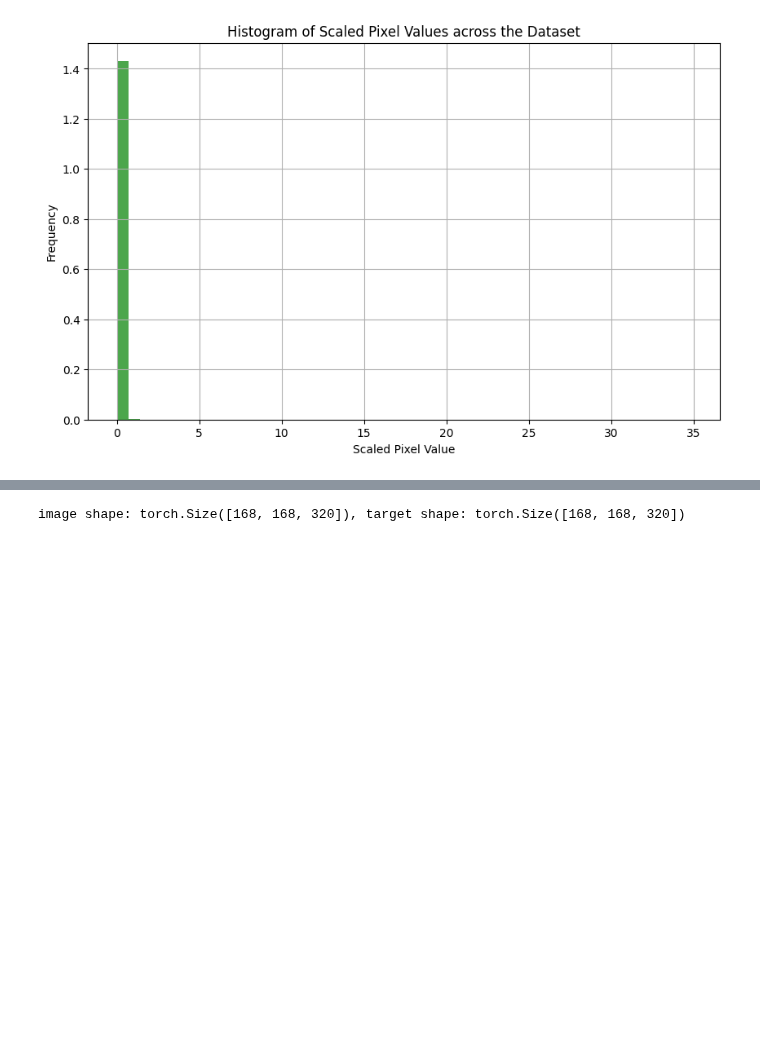
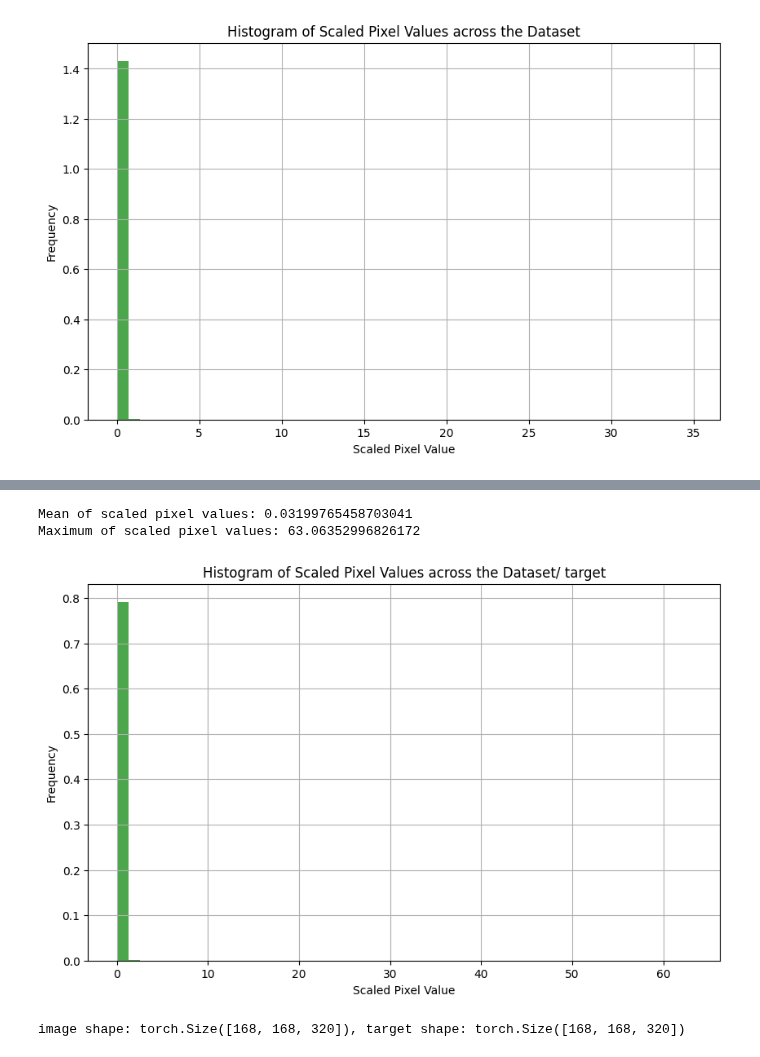
Before and after one commit to s-shahpouri/DL_PET, a Jupyter notebook: Data_cheking.ipynb, the cells around one changed output, grey strips where cells are left out. Saved outputs shown, nothing was run; the diff lists cells and outputs as text; code cells hidden in the pictures; blank space fills up the shorter version.

```diff
--- a/Data_cheking.ipynb
+++ b/Data_cheking.ipynb
@@ -250,7 +352,7 @@ from monai.transforms import LoadImage
 all_pixel_values = []
 
 # Assuming 'data_files' is a list of file paths for your dataset
-for file_path in data_files:
+for file_path in image_files:
     # Load the image
     image = LoadImage(image_only=True)(file_path)
 
@@ -300,3 +462,29 @@ len(data_files)
+# %%
+import numpy as np
+import matplotlib.pyplot as plt
+
+# Assuming all_pixel_values_np contains all the pixel values from the dataset
+
+# Calculate mean and max of the scaled pixel values
+mean_value = np.mean(all_pixel_values_np)
+max_value = np.max(all_pixel_values_np)
+
+# Printing statistical information
+print(f"Mean of scaled pixel values: {mean_value}")
+print(f"Maximum of scaled pixel values: {max_value}")
+
+# Plotting the histogram of scaled pixel values
+plt.figure(figsize=(10, 6))
+plt.hist(all_pixel_values_np, bins=50, color='green', alpha=0.7, density=True)
+plt.title("Histogram of Scaled Pixel Values across the Dataset/ target")
+plt.xlabel("Scaled Pixel Value")
+plt.ylabel("Frequency")
+plt.grid(True)
+plt.show()
+# %% [output]
+Mean of scaled pixel values: 0.03199765458703041
+Maximum of scaled pixel values: 63.06352996826172
+[figure, added]
 # %%
 check_ds = Dataset(data=val_files, transform=val_transforms)
 check_loader = DataLoader(check_ds, batch_size=1)
```
Also changed, not shown: parts of 22 cells of this notebook, 13 other files.
